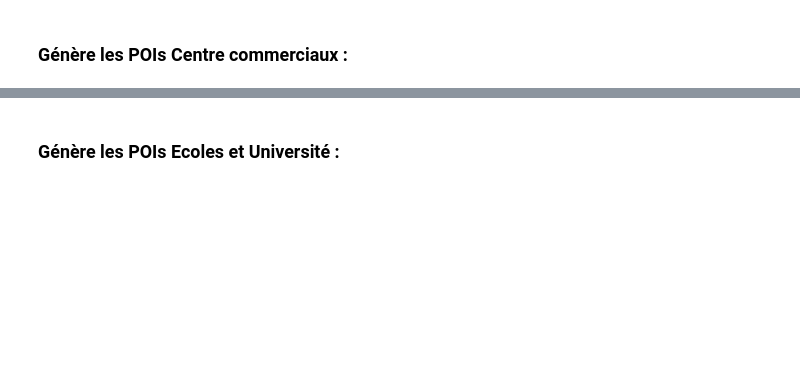
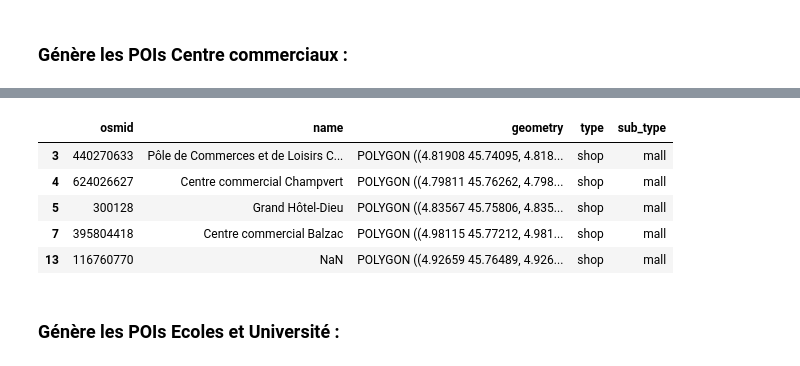
Before and after one commit to Fr-ocasting/prediction-validation, a Jupyter notebook: build_inputs/build_POIs.ipynb, the cells around one changed output, grey strips where cells are left out. Drawn from its saved outputs; the diff is of its cells as text; code cells hidden in the pictures; blank space fills up the shorter version.

```diff
--- a/build_inputs/build_POIs.ipynb
+++ b/build_inputs/build_POIs.ipynb
@@ -138,6 +175,6 @@ gdf_shop = gdf_shop[gdf_shop.geometry.geom_type != 'Point']
 # Keep only polygon > 2000m2
 gdf_shop = gdf_shop.to_crs('epsg:2154')
 gdf_shop = gdf_shop[gdf_shop.geometry.area > 2000]
-gdf_shop.to_crs('epsg:4326')
-gdf_shop.explore()
+gdf_shop = gdf_shop.to_crs('epsg:4326')
+gdf_shop.head()
 # %% [output]
@@ -145,2 +181,8 @@ gdf_shop.explore()
+|  | osmid | name | geometry | type | sub_type |
+| 3 | 440270633 | Pôle de Commerces et de Loisirs C... | POLYGON ((4.81908 45.74095, 4.818... | shop | mall |
+| 4 | 624026627 | Centre commercial Champvert | POLYGON ((4.79811 45.76262, 4.798... | shop | mall |
+| 5 | 300128 | Grand Hôtel-Dieu | POLYGON ((4.83567 45.75806, 4.835... | shop | mall |
+| 7 | 395804418 | Centre commercial Balzac | POLYGON ((4.98115 45.77212, 4.981... | shop | mall |
+| 13 | 116760770 | NaN | POLYGON ((4.92659 45.76489, 4.926... | shop | mall |
 # %% [markdown]
 ### Génère les POIs Ecoles et Université :
```
Also changed, not shown: parts of 20 cells of this notebook, 10 other files.
